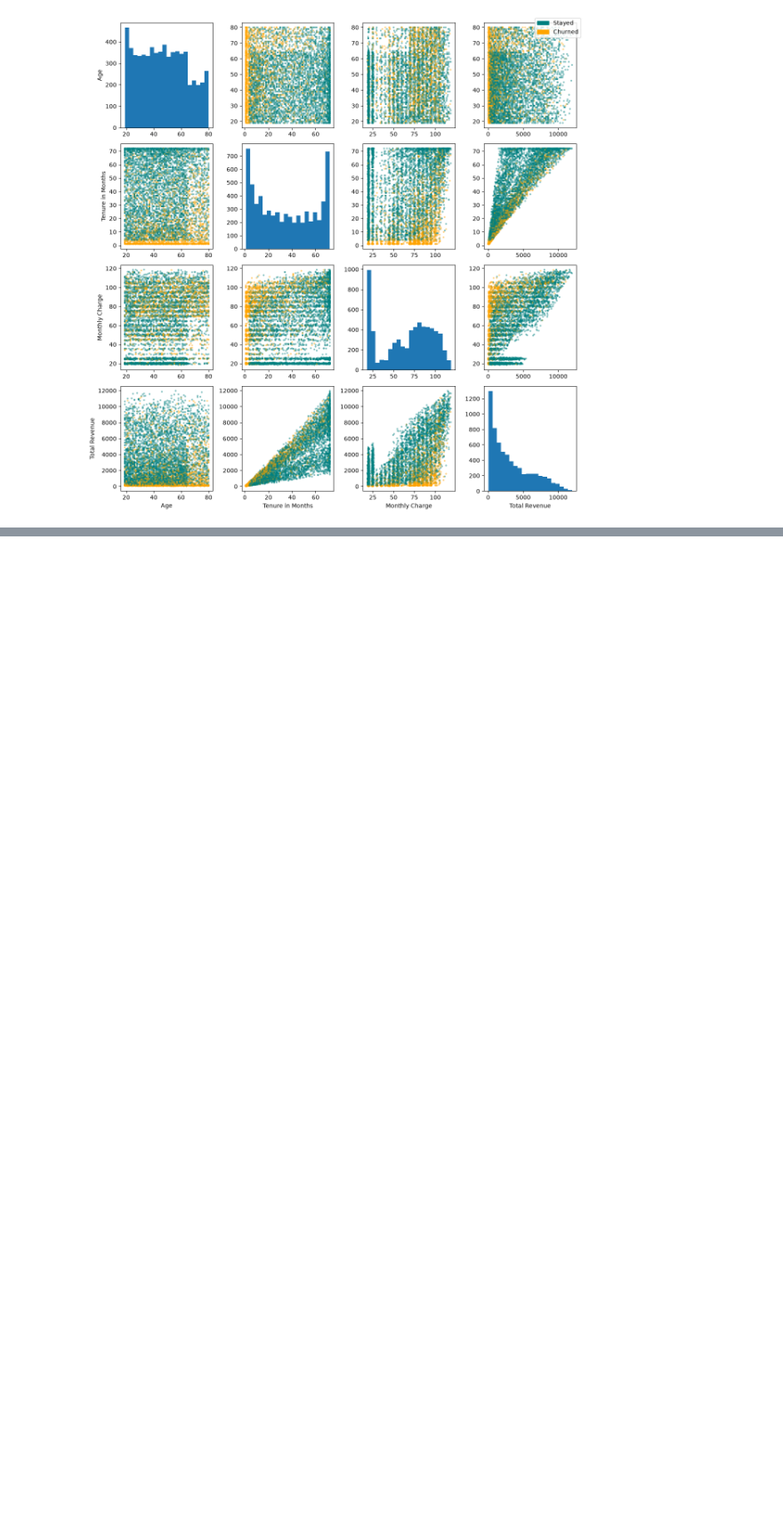
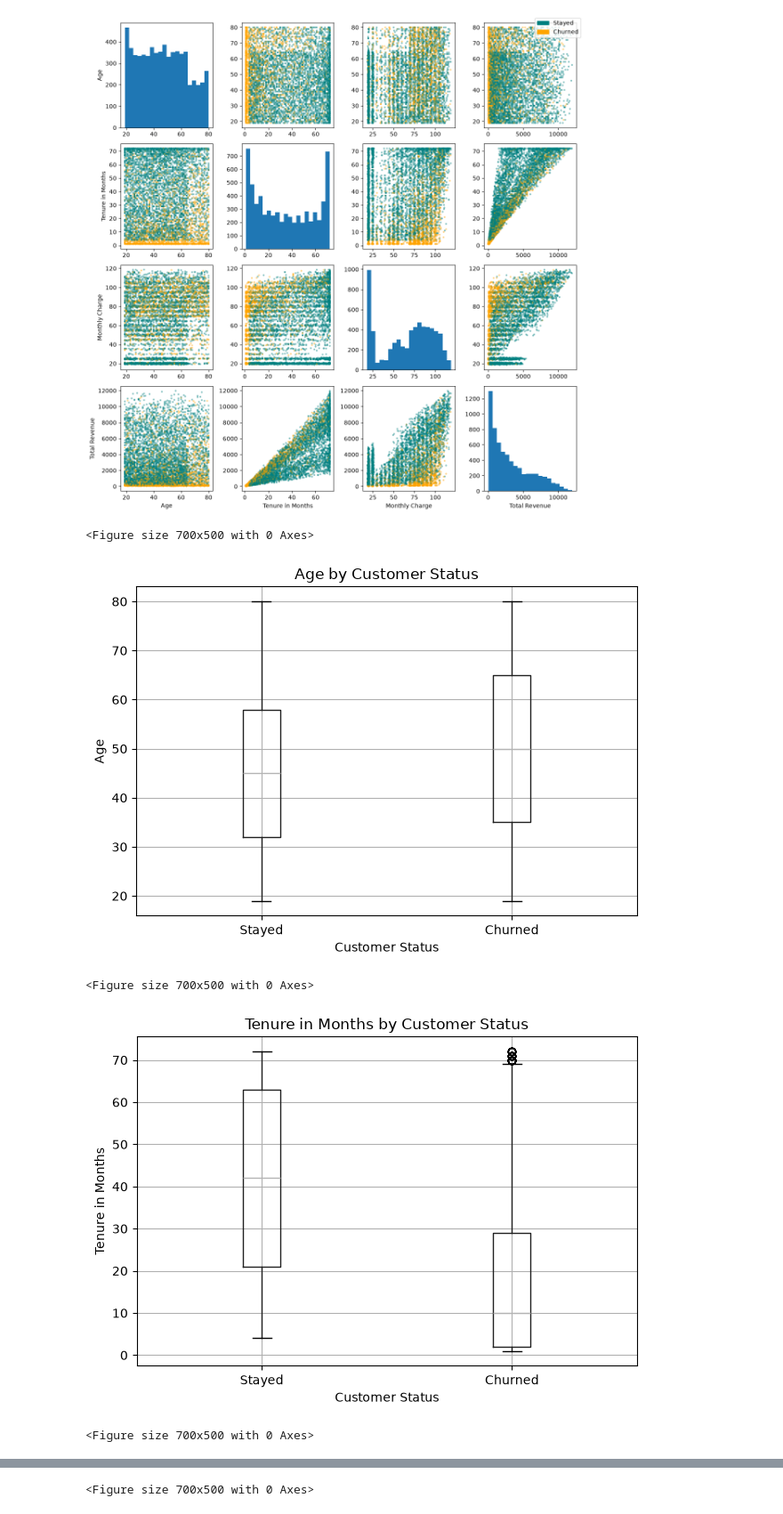
Before and after one commit to ngg1016/ENGE707-2026-S2-Low-Battery, a Jupyter notebook: notebooks/Telecom_AI.ipynb, the cells around one changed output, grey strips where cells are left out. Shown at 89% size. Saved outputs shown, nothing was run; the diff lists cells and outputs as text; code cells hidden in the pictures; blank space fills up the shorter version.

```diff
--- a/notebooks/Telecom_AI.ipynb
+++ b/notebooks/Telecom_AI.ipynb
@@ -1312,3 +1312,33 @@ fig.legend(
 plt.show()
 # %% [output]
 [figure]
+# %%
+
+boxplot_cols = [
+    "Age",
+    "Tenure in Months",
+    "Monthly Charge",
+    "Total Revenue"
+]
+
+for col in boxplot_cols:
+    plt.figure(figsize=(7, 5))
+
+    df.boxplot(
+        column=col,
+        by="Customer Status"
+    )
+
+    plt.title(f"{col} by Customer Status")
+    plt.suptitle("")
+    plt.xlabel("Customer Status")
+    plt.ylabel(col)
+    plt.xticks([1, 2], ["Stayed", "Churned"])
+    plt.tight_layout()
+    plt.show()
+# %% [output]
+<Figure size 700x500 with 0 Axes>
+[figure, added]
+<Figure size 700x500 with 0 Axes>
+[figure, added]
+<Figure size 700x500 with 0 Axes>
@@ -1314,0 +1346 @@ plt.show()
+<Figure size 700x500 with 0 Axes>
```
Also changed, not shown: parts of 2 cells of this notebook, 5 other files.
